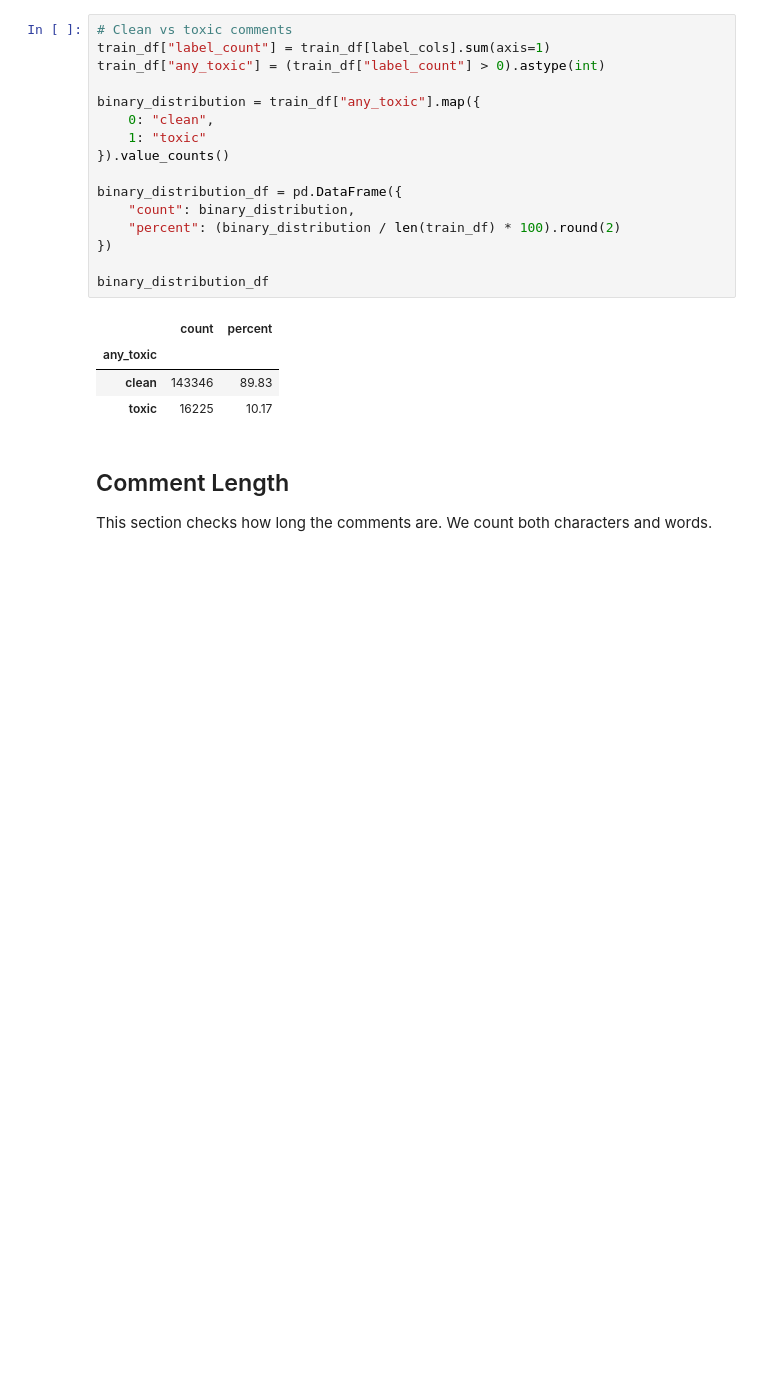
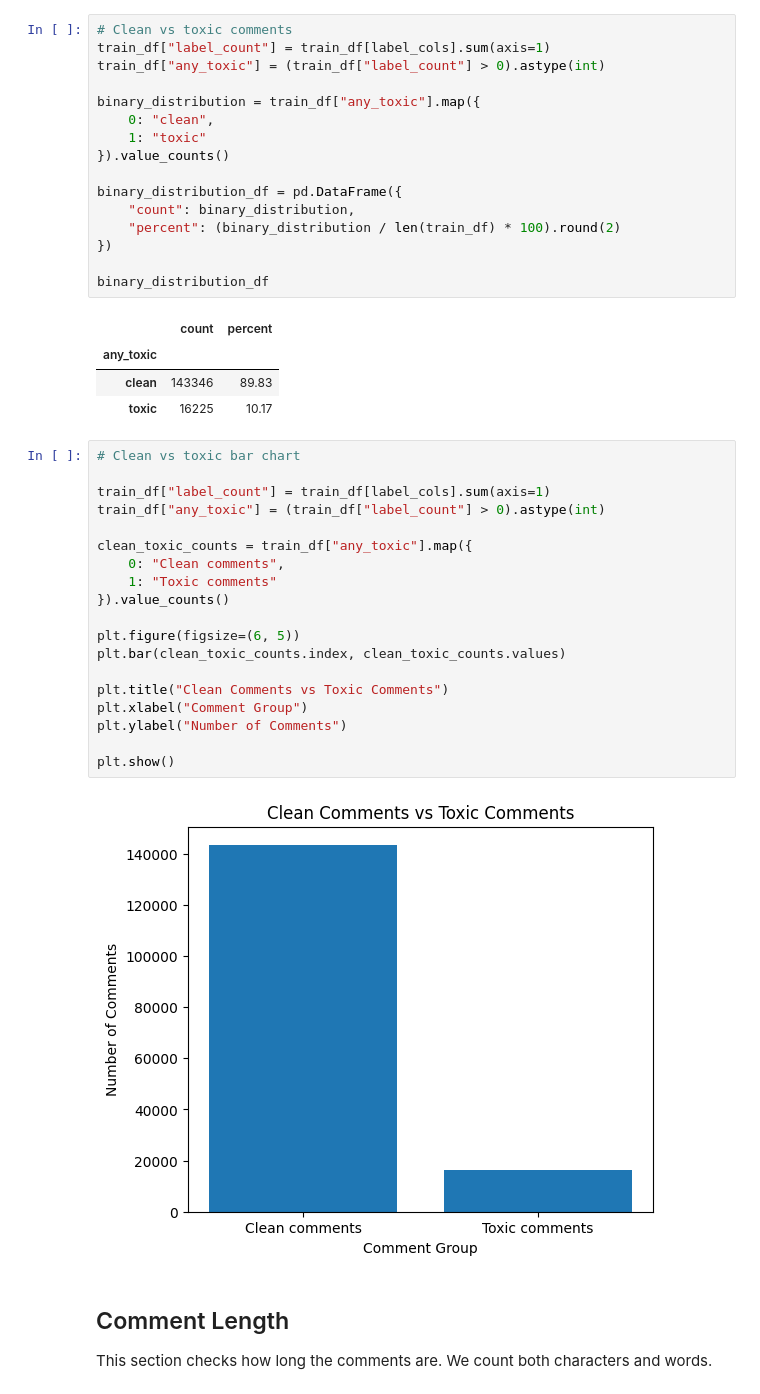
Before and after one commit to aadityane93/Toxic_Comments_Sentiment_Analysis, a Jupyter notebook: 1_Analysis.ipynb, the cells around one changed output. Saved outputs shown, nothing was run; the diff lists cells and outputs as text; blank space fills up the shorter version.

```diff
--- a/1_Analysis.ipynb
+++ b/1_Analysis.ipynb
@@ -167,6 +193,27 @@ binary_distribution_df
 | any_toxic |  |  |
 | clean | 143346 | 89.83 |
 | toxic | 16225 | 10.17 |
+# %%
+# Clean vs toxic bar chart
+
+train_df["label_count"] = train_df[label_cols].sum(axis=1)
+train_df["any_toxic"] = (train_df["label_count"] > 0).astype(int)
+
+clean_toxic_counts = train_df["any_toxic"].map({
+    0: "Clean comments",
+    1: "Toxic comments"
+}).value_counts()
+
+plt.figure(figsize=(6, 5))
+plt.bar(clean_toxic_counts.index, clean_toxic_counts.values)
+
+plt.title("Clean Comments vs Toxic Comments")
+plt.xlabel("Comment Group")
+plt.ylabel("Number of Comments")
+
+plt.show()
+# %% [output]
+[figure, added]
 # %% [markdown]
 ## Comment Length
 
```
Also changed, not shown: parts of 2 cells of this notebook, 2 other files.
